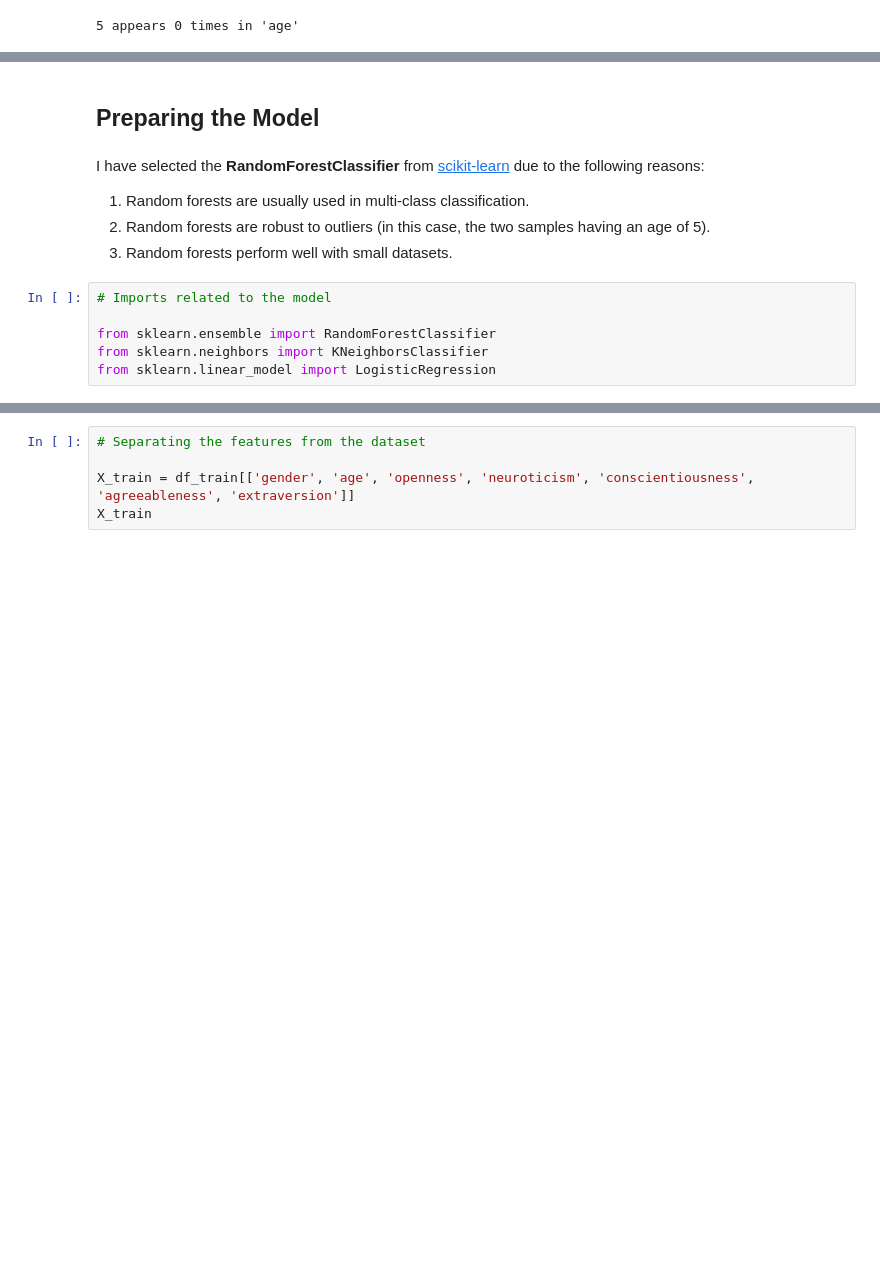
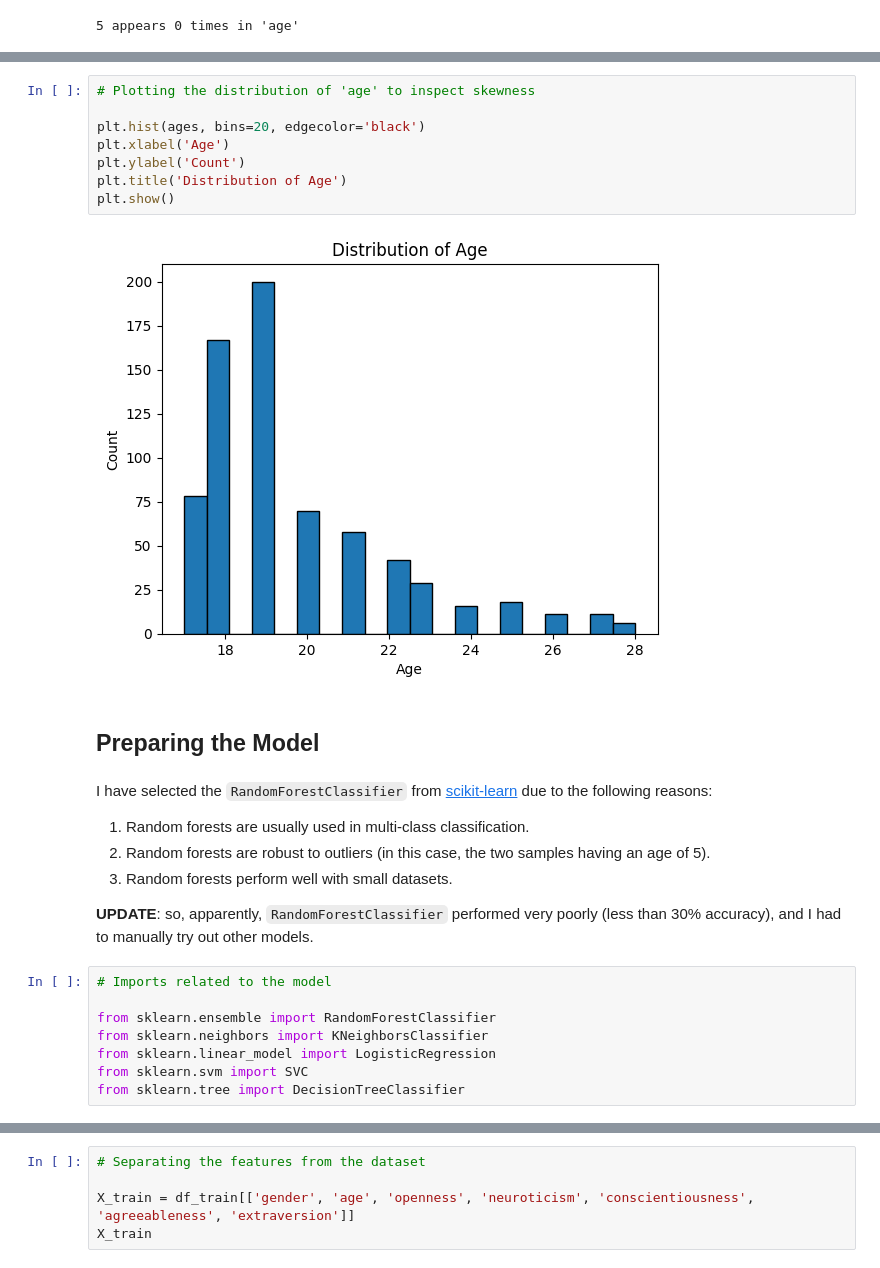
Before and after one commit to ravi-aratchige/spacefarer, a Jupyter notebook: model_training.ipynb, the cells around one changed output, grey strips where cells are left out. Drawn from its saved outputs; the diff is of its cells as text; blank space fills up the shorter version.

Commit message:
Testing multiple models

```diff
--- a/model_training.ipynb
+++ b/model_training.ipynb
@@ -268,17 +281,31 @@ print(f"5 appears {count} times in 'age'")
+# %%
+# Plotting the distribution of 'age' to inspect skewness
+
+plt.hist(ages, bins=20, edgecolor='black')
+plt.xlabel('Age')
+plt.ylabel('Count')
+plt.title('Distribution of Age')
+plt.show()
+# %% [output]
+[figure, added]
 # %% [markdown]
 ## Preparing the Model
 # %% [markdown]
-I have selected the <b>RandomForestClassifier</b> from <a href="https://scikit-learn.org/stable/modules/generated/sklearn.ensemble.RandomForestClassifier.html">scikit-learn</a> due to the following reasons:
+I have selected the `RandomForestClassifier` from <a href="https://scikit-learn.org/stable/modules/generated/sklearn.ensemble.RandomForestClassifier.html">scikit-learn</a> due to the following reasons:
 
 1. Random forests are usually used in multi-class classification.
 1. Random forests are robust to outliers (in this case, the two samples having an age of 5).
 2. Random forests perform well with small datasets.
+
+<b>UPDATE</b>: so, apparently, `RandomForestClassifier` performed very poorly (less than 30% accuracy), and I had to manually try out other models.
 # %%
 # Imports related to the model
 
 from sklearn.ensemble import RandomForestClassifier
 from sklearn.neighbors import KNeighborsClassifier
 from sklearn.linear_model import LogisticRegression
+from sklearn.svm import SVC
+from sklearn.tree import DecisionTreeClassifier
 # %%
 # Creating the model
 
```
Also changed, not shown: parts of 11 cells of this notebook, 2 other files.
